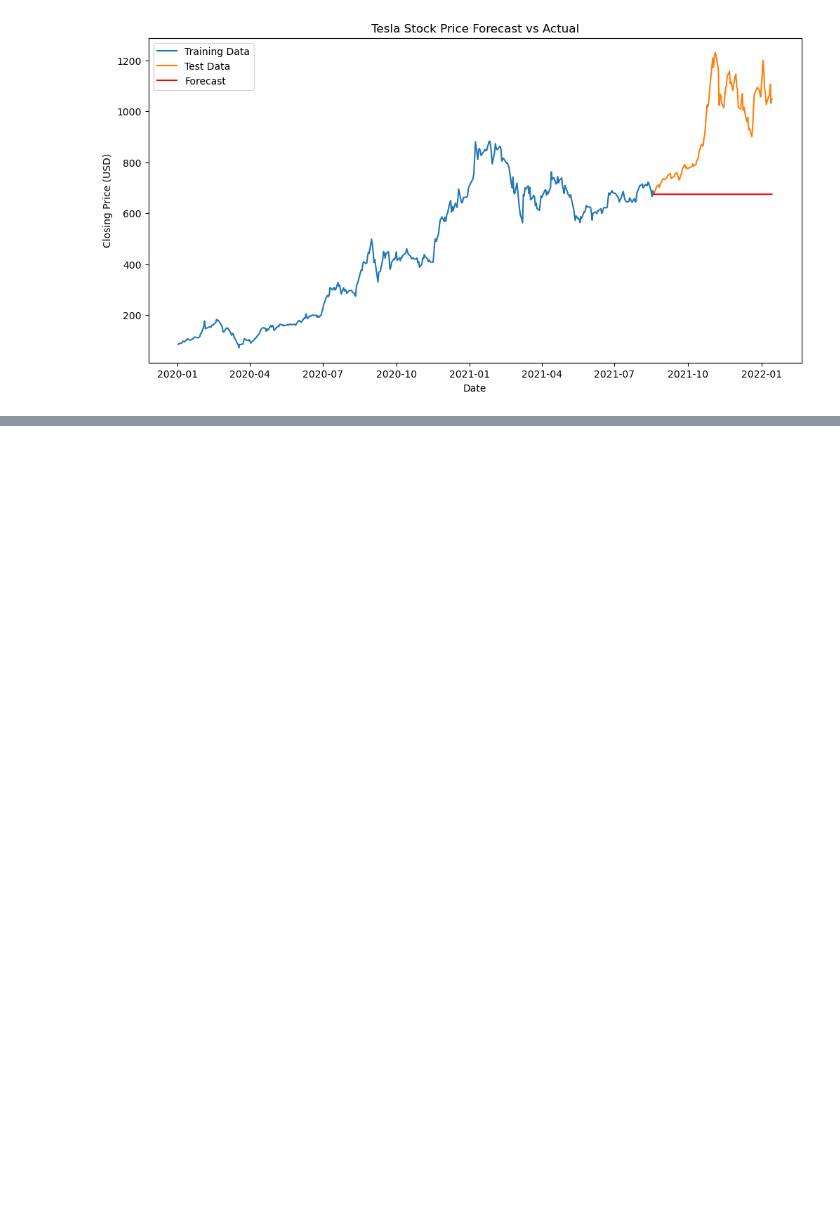
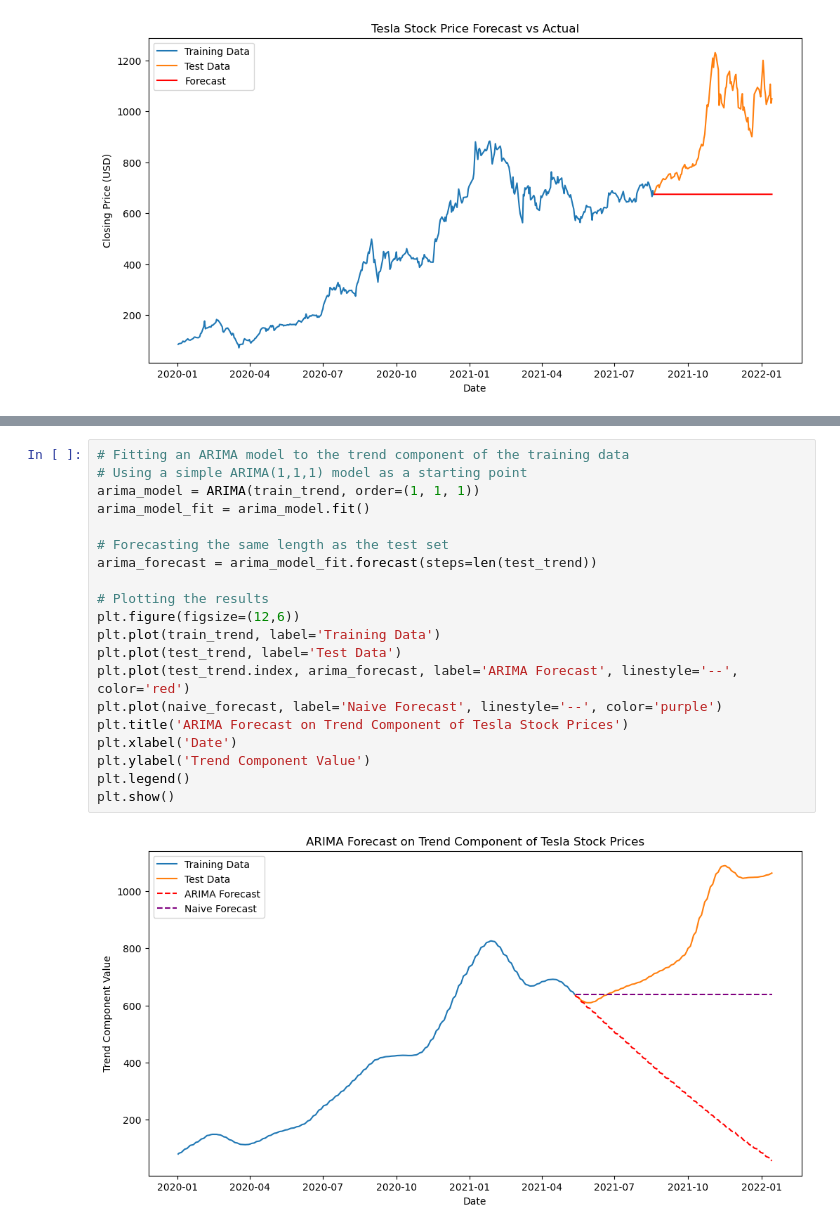
Before and after one commit to ngratzi/AI-ML, a Jupyter notebook: forecasting.ipynb, the cells around one changed output, grey strips where cells are left out. Saved outputs shown, nothing was run; the diff lists cells and outputs as text; blank space fills up the shorter version.

```diff
--- a/forecasting.ipynb
+++ b/forecasting.ipynb
@@ -150,0 +171,22 @@ dtype: float64
+# %%
+# Fitting an ARIMA model to the trend component of the training data
+# Using a simple ARIMA(1,1,1) model as a starting point
+arima_model = ARIMA(train_trend, order=(1, 1, 1))
+arima_model_fit = arima_model.fit()
+
+# Forecasting the same length as the test set
+arima_forecast = arima_model_fit.forecast(steps=len(test_trend))
+
+# Plotting the results
+plt.figure(figsize=(12,6))
+plt.plot(train_trend, label='Training Data')
+plt.plot(test_trend, label='Test Data')
+plt.plot(test_trend.index, arima_forecast, label='ARIMA Forecast', linestyle='--', color='red')
+plt.plot(naive_forecast, label='Naive Forecast', linestyle='--', color='purple')
+plt.title('ARIMA Forecast on Trend Component of Tesla Stock Prices')
+plt.xlabel('Date')
+plt.ylabel('Trend Component Value')
+plt.legend()
+plt.show()
+# %% [output]
+[figure, added]
```
Also changed, not shown: parts of 3 cells of this notebook, 1 other file.
